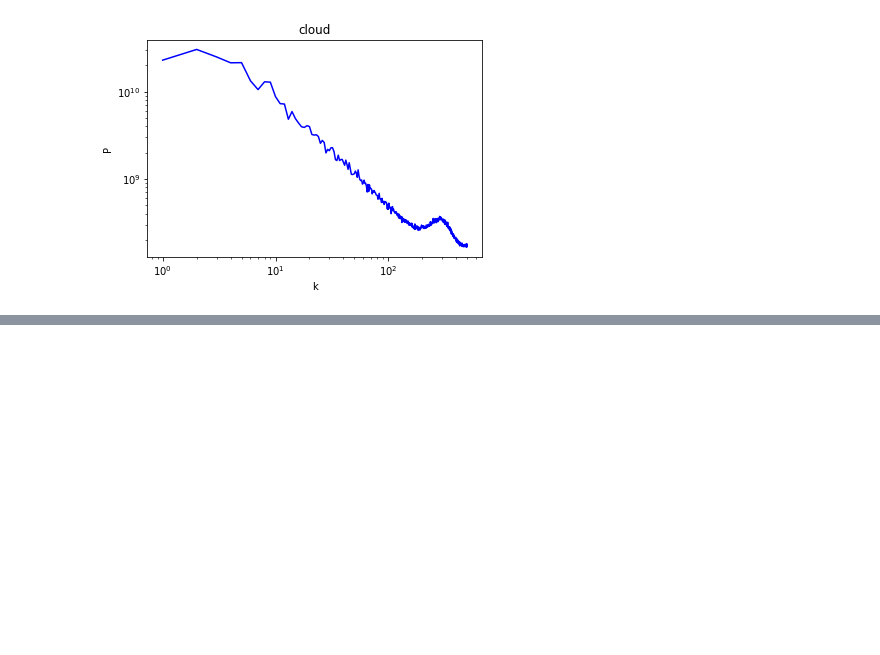
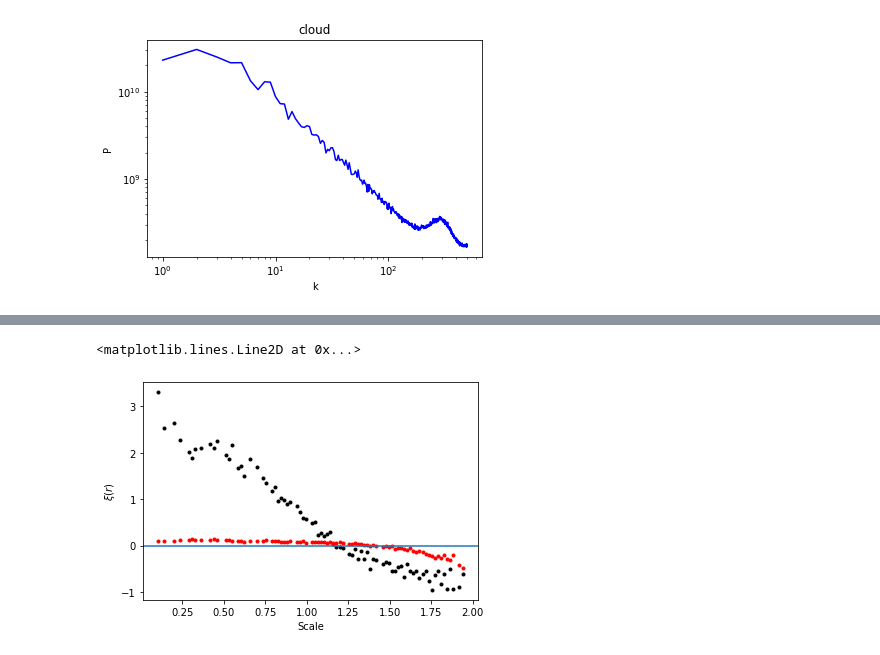
Before and after one commit to AlexandreAdam/PHY6669, a Jupyter notebook: homework1/notebooks/cell_count_method.ipynb, the cells around one changed output, grey strips where cells are left out. Cells and saved outputs as stored; diff of their text form; code cells hidden in the pictures; blank space fills up the shorter version.

```diff
--- a/homework1/notebooks/cell_count_method.ipynb
+++ b/homework1/notebooks/cell_count_method.ipynb
@@ -171,0 +179,31 @@ Text(0.5, 1.0, 'cloud')
+# %%
+N_pixel = count.size
+pair_pixel_product = np.zeros(N_pixel * (N_pixel  - 1)//2)
+pair_distance = np.zeros(N_pixel  * (N_pixel  - 1)//2)
+pair_pixel_product_u = np.zeros(N_pixel * (N_pixel  - 1)//2)
+
+
+k = 0
+for i in range(N_pixel):
+    for j in range(i + 1, N_pixel):
+        pair_pixel_product[k] = count[i] * count[j]
+        pair_pixel_product_u[k] = count_u[i] * count_u[j]
+        d = grid[i] - grid[j]
+        pair_distance[k] = np.sqrt(d.T @ d)
+        k += 1
+# %%
+correlation_estimator, bin_edge, bin_number = binned_statistic(x=pair_distance, values=pair_pixel_product, bins=100)
+correlation_estimator_u, bin_edge, bin_number = binned_statistic(x=pair_distance, values=pair_pixel_product_u, bins=100)
+normalization = np.nanmean(correlation_estimator_u)
+
+plt.plot(bin_edge[:-1], correlation_estimator/normalization - 1, ".k")
+plt.plot(bin_edge[:-1], correlation_estimator_u/normalization - 1, ".r")
+plt.xlabel("Scale")
+plt.ylabel(r"$\xi(r)$")
+# plt.yscale("log")
+# plt.ylim(None, 2)
+# plt.xscale("log")
+plt.axhline(0)
+# %% [output]
+<matplotlib.lines.Line2D at 0x...>
+[figure, added]
```
Also changed, not shown: parts of 15 cells of this notebook, 20 other files.
